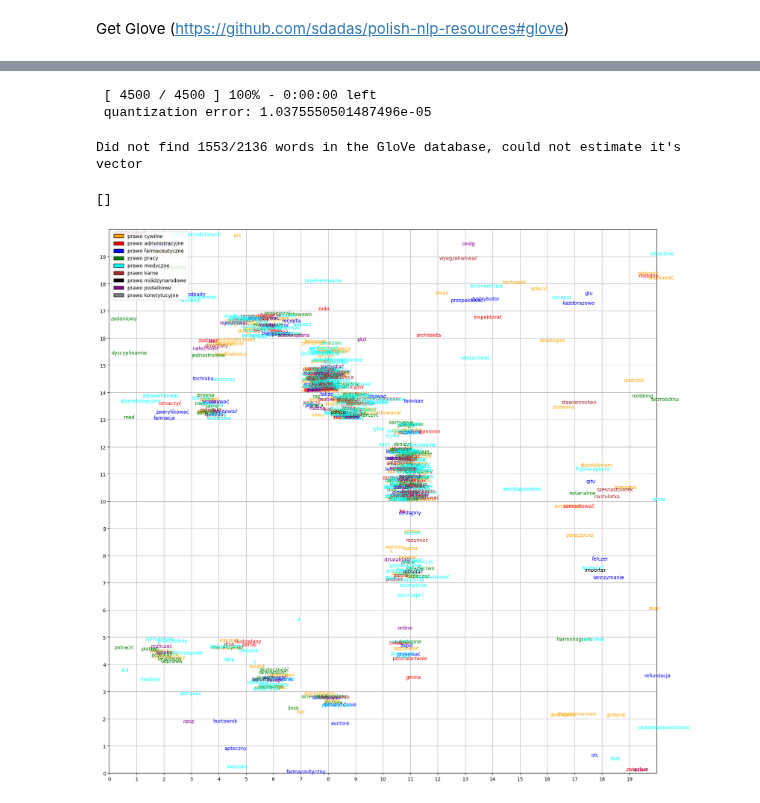
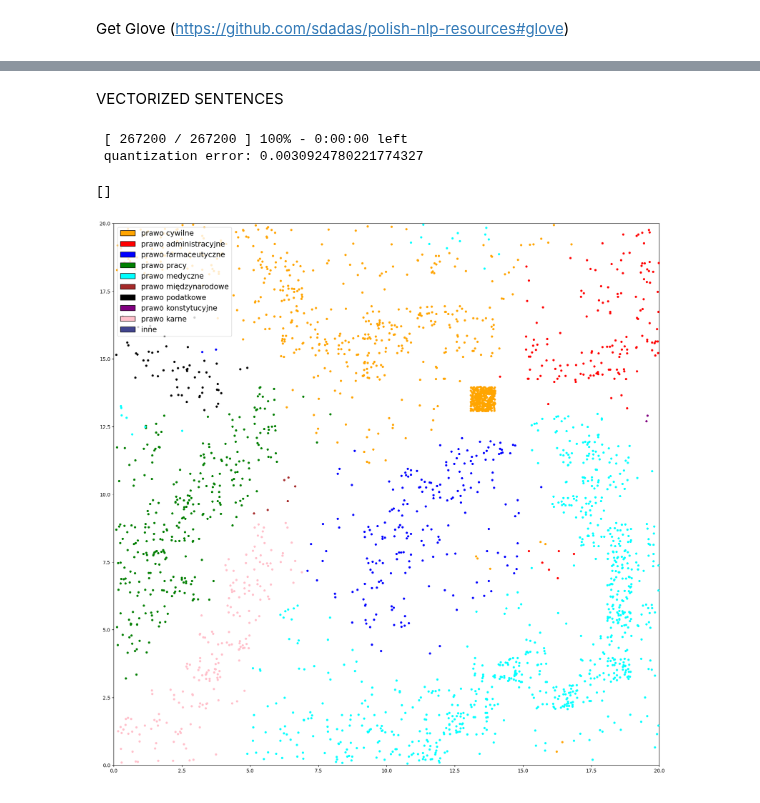
Before and after one commit to ItsMeLucifer/IUI_Project, a Jupyter notebook: kohonen.ipynb, the cells around one changed output, grey strips where cells are left out. Cells and saved outputs as stored; diff of their text form; code cells hidden in the pictures.

Commit message:
Rewrited kohonen for custom vectors

```diff
--- a/kohonen.ipynb
+++ b/kohonen.ipynb
@@ -96,8 +98,23 @@ from minisom import MiniSom
+# %% [markdown]
+VECTORIZED SENTENCES
+# %%
+tags = ['prawo cywilne','prawo administracyjne','prawo farmaceutyczne','prawo pracy','prawo medyczne','prawo międzynarodowe','prawo podatkowe','prawo konstytucyjne','prawo karne','inne']
+colors = ['orange','red','blue','green','cyan','brown','black','purple','pink','#42458f']
+def get_category_index(vector):
+    index = 0
+    value = 0
+    for i, v in enumerate(vector):
+        if v > value:
+            value = v
+            index = i
+    return index
+# %%
+W = np.array(vectorizedSentences)
 # %%
 map_dim = 20
-som = MiniSom(map_dim, map_dim, 100, sigma=1.0, random_seed=1)
+som = MiniSom(map_dim, map_dim, 10, sigma=1.0, random_seed=1)
 # som.random_weights_init(W)
-som.train_batch(W, num_iteration=len(W)*500, verbose=True)
+som.train_batch(W, num_iteration=len(W)*100, verbose=True)
 # %% [output]
- [ 4500 / 4500 ] 100% - 0:00:00 left
- quantization error: 1.0375550501487496e-05
+ [ 267200 / 267200 ] 100% - 0:00:00 left
+ quantization error: 0.0030924780221774327
@@ -114,37 +121,26 @@ def clearListFromUselessWords(words: list):
 # %%
 import ast
 from matplotlib.patches import Patch
 legend_elements = []
 for index,color in enumerate(colors):
-    c = list(colors.values())[index]
-    l = list(colors.keys())[index]
+    c = colors[index]
+    l = tags[index]
     legend_elements.append(Patch(facecolor=c, edgecolor='black',label=l))
 plt.figure(figsize=(20, 20))
 texts = []
-skippedWords = 0
-allWords = 0
-for index, affair in enumerate(data.keys()):
-    words = ast.literal_eval(data[affair])
-    words = clearListFromUselessWords(words)
-    c = list(colors.values())[index]
-    allWords += len(words)
-    for word in words:
-        try:
-            vec = glove.get_vector(word)
-            winnin_position = som.winner(vec)
-            texts.append(plt.text((winnin_position[0]+np.random.rand()*.9)%map_dim, (winnin_position[1]+np.random.rand()*.9)%map_dim, word, color=c))
-        except:
-            skippedWords +=1
+for vec in vectorizedSentences:
+    affairIndex = get_category_index(vec)
+    c = colors[affairIndex]
+    winnin_position = som.winner(vec)
+    texts.append(plt.text((winnin_position[0]+np.random.rand()*.9)%map_dim, (winnin_position[1]+np.random.rand()*.9)%map_dim, '⚫', color=c))
 
-print("Did not find {}/{} words in the GloVe database, could not estimate it's vector".format(skippedWords,allWords))
-plt.legend(handles=legend_elements, loc='upper left')
-plt.xticks(range(map_dim))
-plt.yticks(range(map_dim))
-plt.grid()
+plt.legend(handles=legend_elements, loc='upper left',prop={'size': 15})
+# plt.xticks(range(map_dim))
+# plt.yticks(range(map_dim))
+# plt.grid()
 plt.xlim([0, map_dim])
 plt.ylim([0, map_dim])
 plt.plot()
 # %% [output]
-Did not find 1553/2136 words in the GloVe database, could not estimate it's vector
+[]
-[]
-[figure, old version]
+[figure, new version]
```
Also changed, not shown: parts of 11 cells of this notebook, 2 other files.
